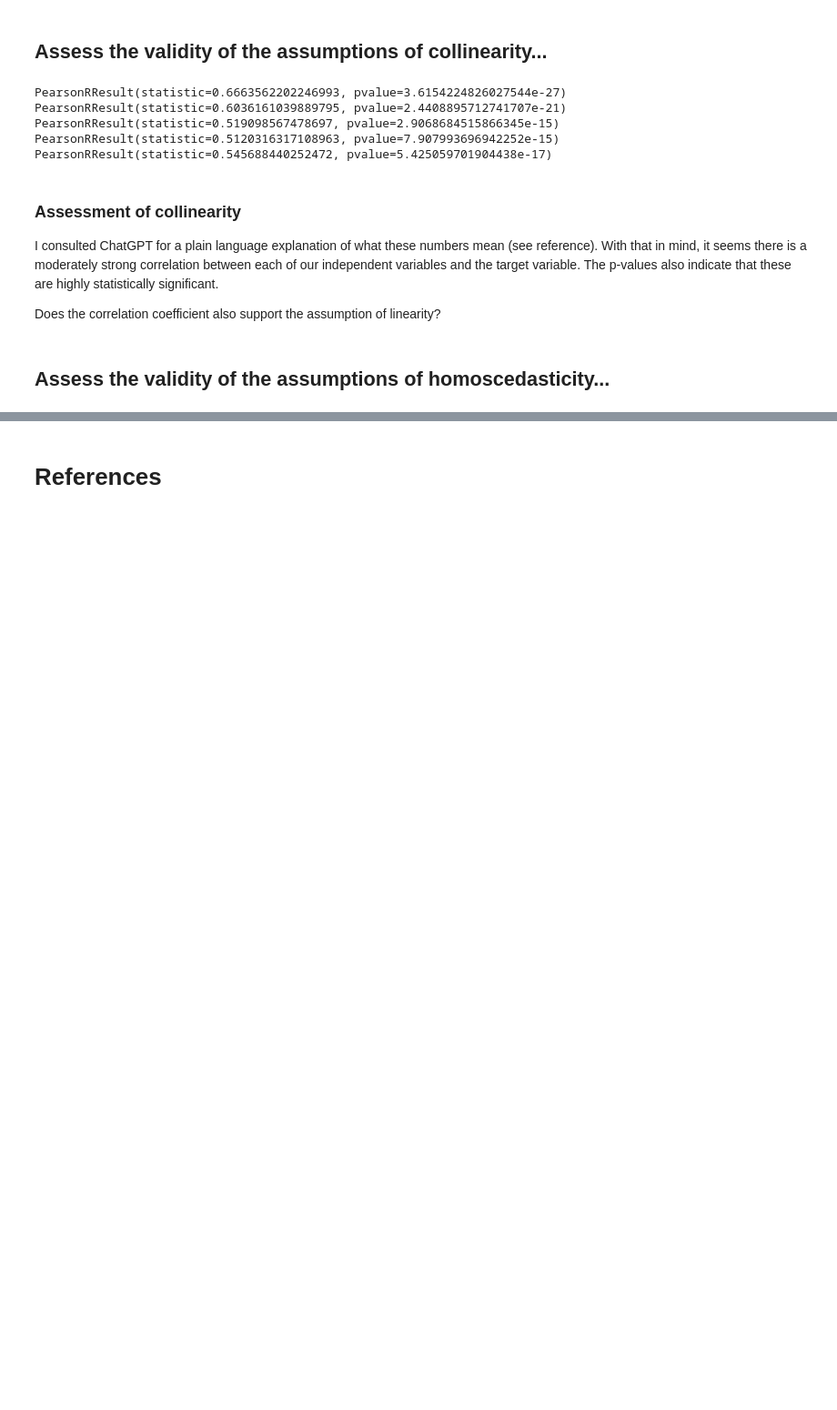
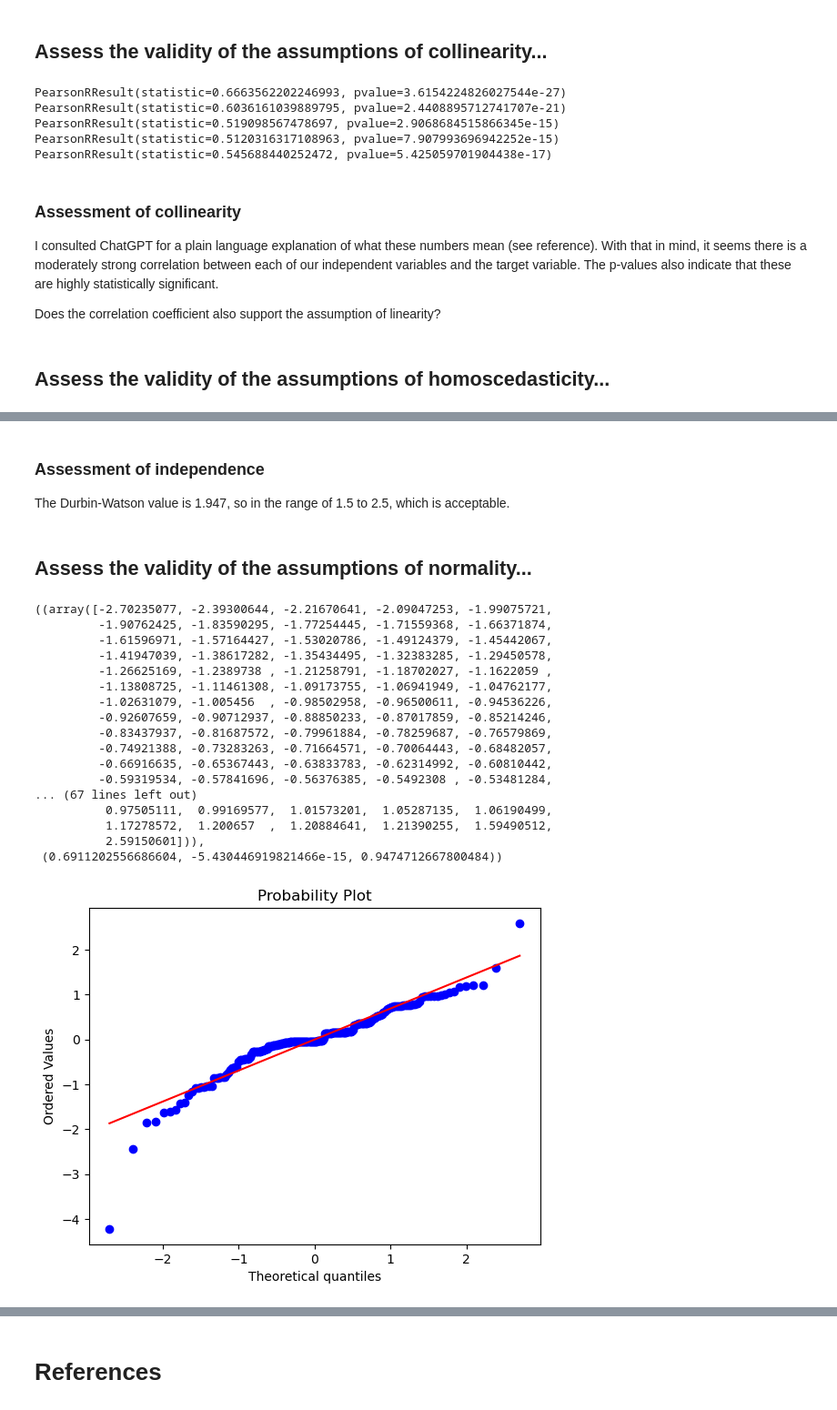
Before and after one commit to TheUltimateFishstick/week9labs, a Jupyter notebook: 09_Independent_Lab_Morgan.ipynb, the cells around one changed output, grey strips where cells are left out. Shown at 91% size. Cells and saved outputs as stored; diff of their text form; code cells hidden in the pictures; blank space fills up the shorter version.

```diff
--- a/09_Independent_Lab_Morgan.ipynb
+++ b/09_Independent_Lab_Morgan.ipynb
@@ -111,0 +187,28 @@ Does the correlation coefficient also support the assumption of linearity?
+# %% [markdown]
+### Assessment of independence
+
+The Durbin-Watson value is 1.947, so in the range of 1.5 to 2.5, which is acceptable.
+# %% [markdown]
+## Assess the validity of the assumptions of normality...
+# %%
+#Generate a QQ plot.
+sts.probplot(lin_reg_1.resid, dist="norm", plot=plt)
+# %% [output]
+((array([-2.70235077, -2.39300644, -2.21670641, -2.09047253, -1.99075721,
+         -1.90762425, -1.83590295, -1.77254445, -1.71559368, -1.66371874,
+         -1.61596971, -1.57164427, -1.53020786, -1.49124379, -1.45442067,
+         -1.41947039, -1.38617282, -1.35434495, -1.32383285, -1.29450578,
+         -1.26625169, -1.2389738 , -1.21258791, -1.18702027, -1.1622059 ,
+         -1.13808725, -1.11461308, -1.09173755, -1.06941949, -1.04762177,
+         -1.02631079, -1.005456  , -0.98502958, -0.96500611, -0.94536226,
+         -0.92607659, -0.90712937, -0.88850233, -0.87017859, -0.85214246,
+         -0.83437937, -0.81687572, -0.79961884, -0.78259687, -0.76579869,
+         -0.74921388, -0.73283263, -0.71664571, -0.70064443, -0.68482057,
+         -0.66916635, -0.65367443, -0.63833783, -0.62314992, -0.60810442,
+         -0.59319534, -0.57841696, -0.56376385, -0.5492308 , -0.53481284,
+... (67 lines left out)
+          0.97505111,  0.99169577,  1.01573201,  1.05287135,  1.06190499,
+          1.17278572,  1.200657  ,  1.20884641,  1.21390255,  1.59490512,
+          2.59150601])),
+ (0.6911202556686604, -5.430446919821466e-15, 0.9474712667800484))
+[figure, added]
```
Also changed, not shown: parts of 17 cells of this notebook, 2 other files.
